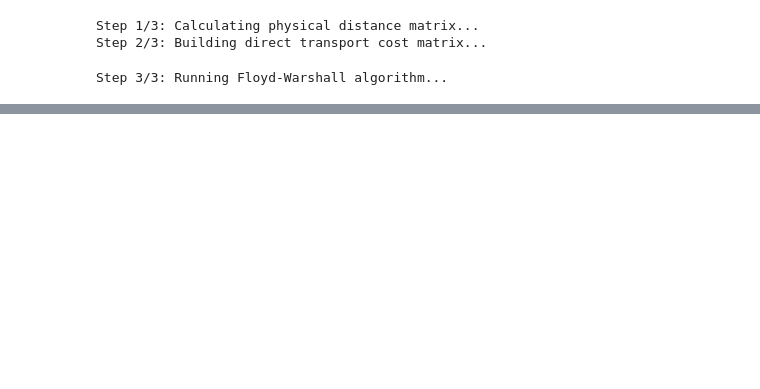
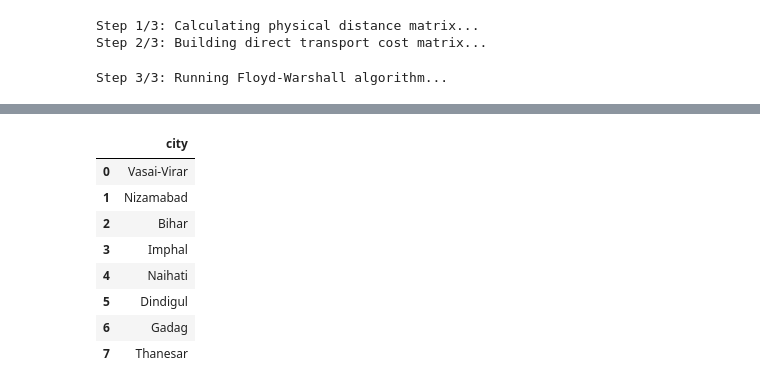
Before and after one commit to shashank2403/Heuristic-Network-Optimisation, a Jupyter notebook: main.ipynb, the cells around one changed output, grey strips where cells are left out. Drawn from its saved outputs; the diff is of its cells as text; code cells hidden in the pictures; blank space fills up the shorter version.

```diff
--- a/main.ipynb
+++ b/main.ipynb
@@ -427,0 +542,13 @@ array([0., 0., 0., 0., 0., 0., 0., 0., 0., 0., 0., 0., 0., 0., 0., 0., 0.,
+# %%
+fcd = pd.DataFrame(fc_df['city'].values[ans== 1], columns = ['city'])
+fcd
+# %% [output]
+|  | city |
+| 0 | Vasai-Virar |
+| 1 | Nizamabad |
+| 2 | Bihar |
+| 3 | Imphal |
+| 4 | Naihati |
+| 5 | Dindigul |
+| 6 | Gadag |
+| 7 | Thanesar |
```
Also changed, not shown: parts of 33 cells of this notebook, 3 other files.
